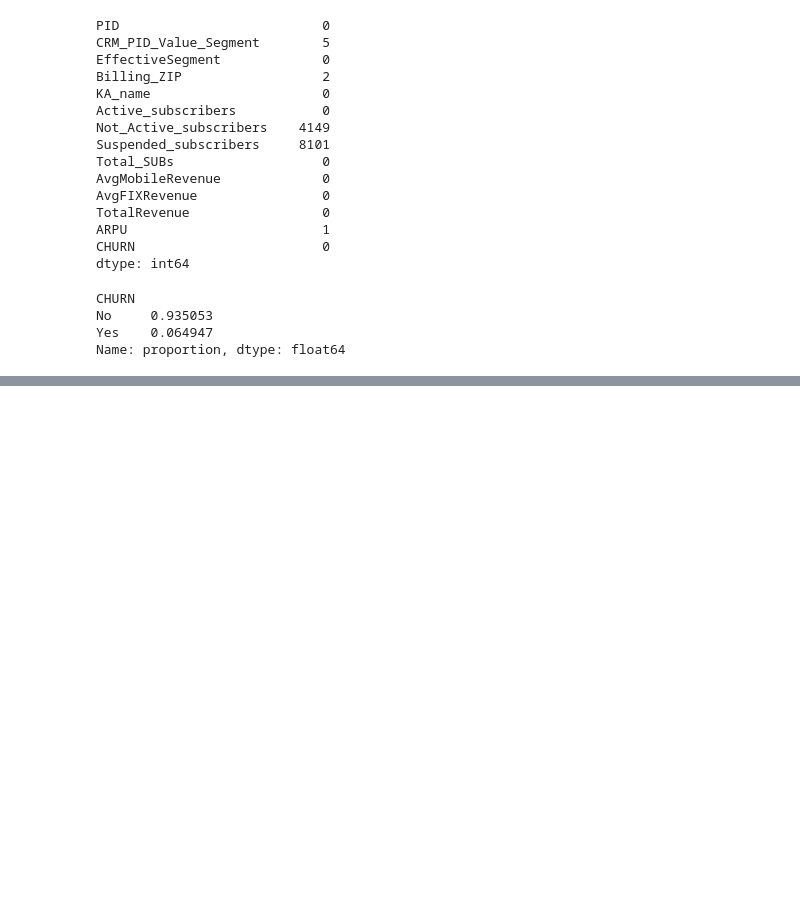
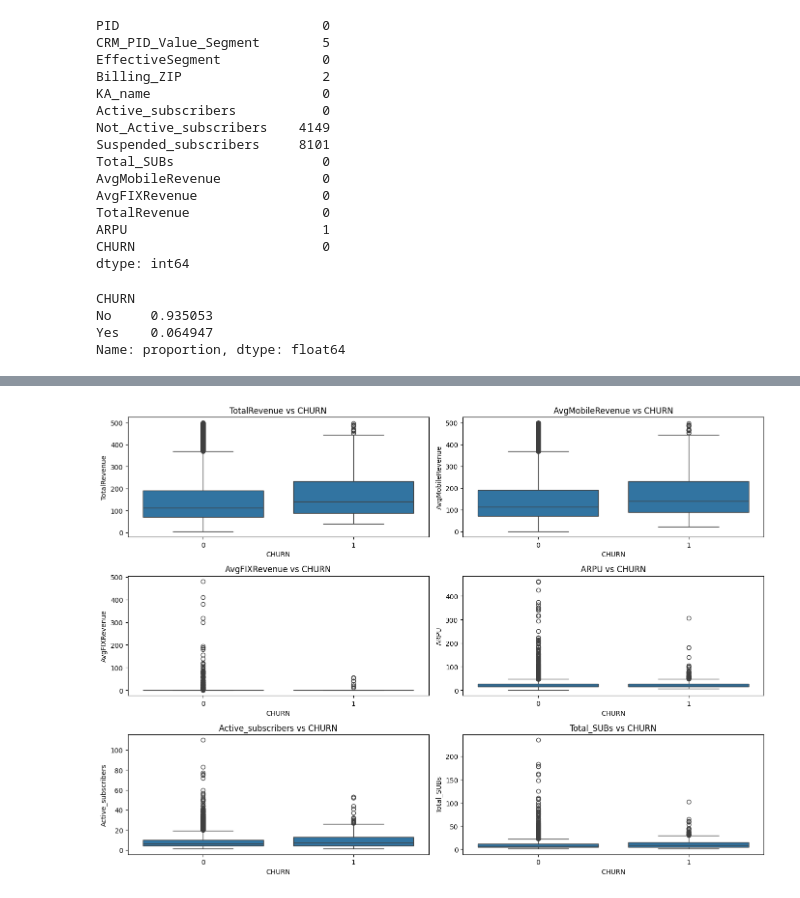
Before and after one commit to rkoush/Personal_Projects, a Jupyter notebook: B2B Customer Churn/B2B_Customer_Churn.ipynb, the cells around one changed output, grey strips where cells are left out. Cells and saved outputs as stored; diff of their text form; code cells hidden in the pictures; blank space fills up the shorter version.

```diff
--- a/B2B Customer Churn/B2B_Customer_Churn.ipynb
+++ b/B2B Customer Churn/B2B_Customer_Churn.ipynb
@@ -127,0 +295,12 @@ Name: proportion, dtype: float64
+# %%
+numeric_features = ['TotalRevenue', 'AvgMobileRevenue', 'AvgFIXRevenue', 'ARPU', 'Active_subscribers', 'Total_SUBs']
+
+plt.figure(figsize=(14,10))
+for i, col in enumerate(numeric_features, 1):
+    plt.subplot(3,2,i)
+    sns.boxplot(x='CHURN', y=col, data=df)
+    plt.title(f'{col} vs CHURN')
+plt.tight_layout()
+plt.show()
+# %% [output]
+[figure, added]
```
Also changed, not shown: parts of 26 cells of this notebook.
